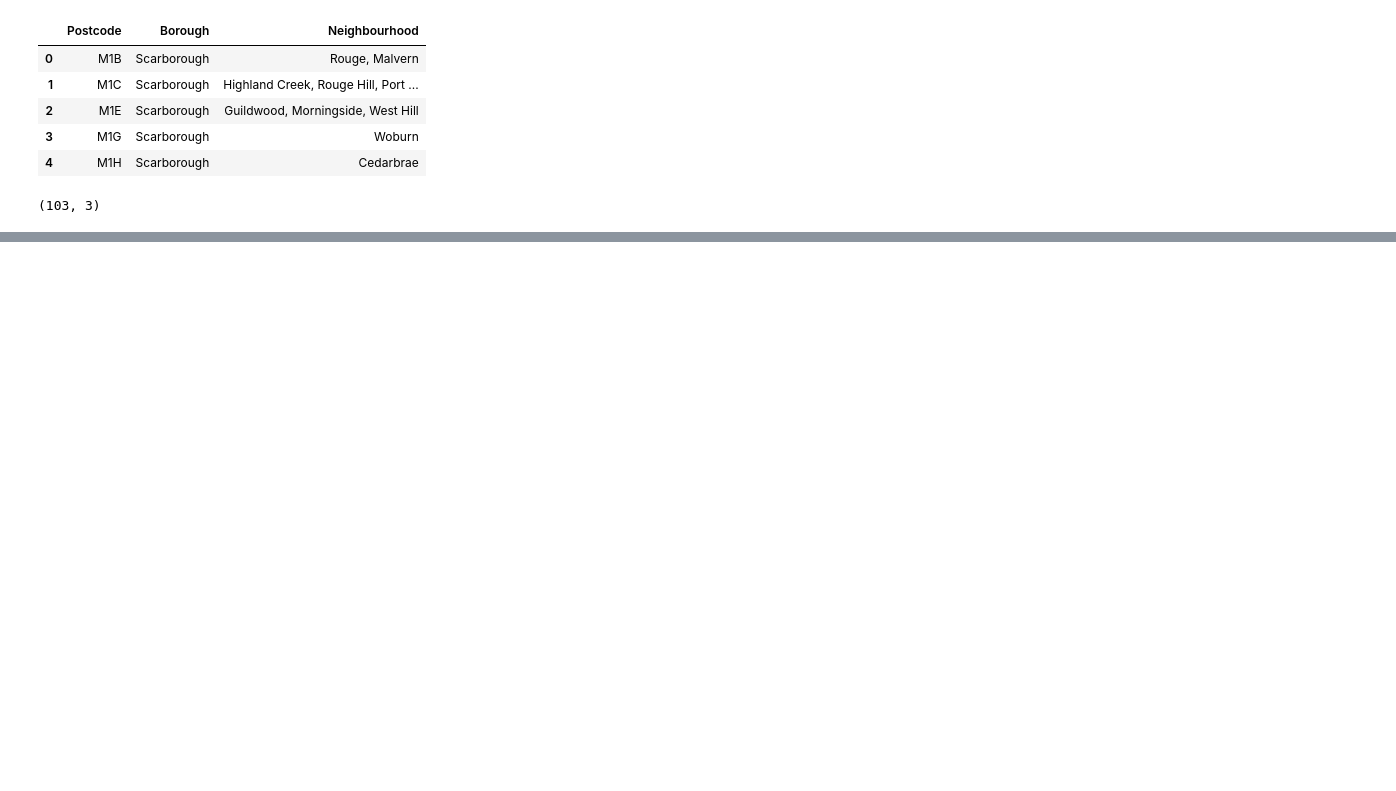
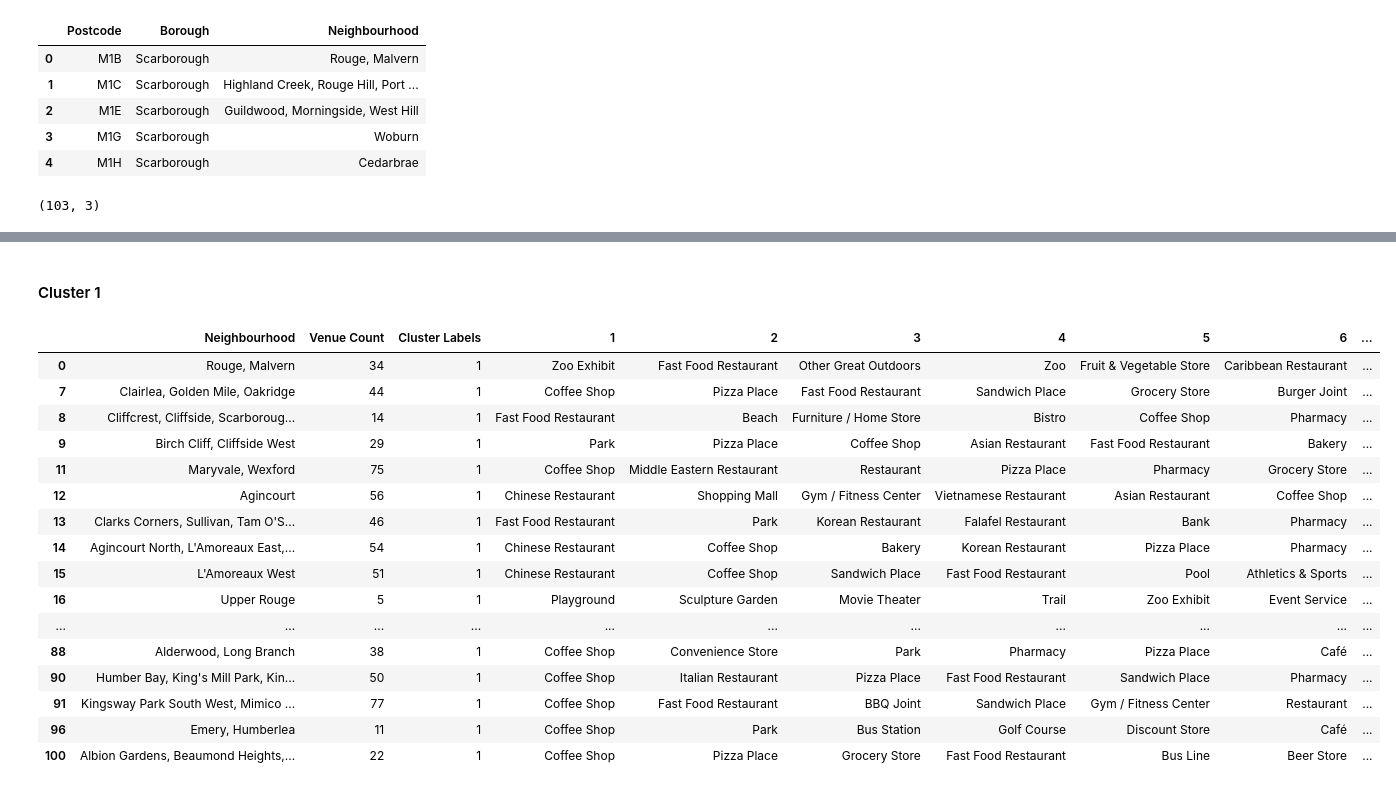
Before and after one commit to Sergio-f-Conde/Coursera_Capstone, a Jupyter notebook: Toronto_City_Data.ipynb, the cells around one changed output, grey strips where cells are left out. Drawn from its saved outputs; the diff is of its cells as text; code cells hidden in the pictures; blank space fills up the shorter version.

```diff
--- a/Toronto_City_Data.ipynb
+++ b/Toronto_City_Data.ipynb
@@ -84,0 +542,22 @@ print(toronto_data.shape)
+# %% [markdown]
+#### Cluster 1
+# %%
+toronto_data_clustered.loc[toronto_data_clustered['Cluster Labels'] == 1, toronto_data_clustered.columns[[2] + list(range(5, toronto_data_clustered.shape[1]))]]
+# %% [output]
+|  | Neighbourhood | Venue Count | Cluster Labels | 1 | 2 | 3 | 4 | 5 | 6 | ... |
+| 0 | Rouge, Malvern | 34 | 1 | Zoo Exhibit | Fast Food Restaurant | Other Great Outdoors | Zoo | Fruit & Vegetable Store | Caribbean Restaurant | ... |
+| 7 | Clairlea, Golden Mile, Oakridge | 44 | 1 | Coffee Shop | Pizza Place | Fast Food Restaurant | Sandwich Place | Grocery Store | Burger Joint | ... |
+| 8 | Cliffcrest, Cliffside, Scarboroug... | 14 | 1 | Fast Food Restaurant | Beach | Furniture / Home Store | Bistro | Coffee Shop | Pharmacy | ... |
+| 9 | Birch Cliff, Cliffside West | 29 | 1 | Park | Pizza Place | Coffee Shop | Asian Restaurant | Fast Food Restaurant | Bakery | ... |
+| 11 | Maryvale, Wexford | 75 | 1 | Coffee Shop | Middle Eastern Restaurant | Restaurant | Pizza Place | Pharmacy | Grocery Store | ... |
+| 12 | Agincourt | 56 | 1 | Chinese Restaurant | Shopping Mall | Gym / Fitness Center | Vietnamese Restaurant | Asian Restaurant | Coffee Shop | ... |
+| 13 | Clarks Corners, Sullivan, Tam O'S... | 46 | 1 | Fast Food Restaurant | Park | Korean Restaurant | Falafel Restaurant | Bank | Pharmacy | ... |
+| 14 | Agincourt North, L'Amoreaux East,... | 54 | 1 | Chinese Restaurant | Coffee Shop | Bakery | Korean Restaurant | Pizza Place | Pharmacy | ... |
+| 15 | L'Amoreaux West | 51 | 1 | Chinese Restaurant | Coffee Shop | Sandwich Place | Fast Food Restaurant | Pool | Athletics & Sports | ... |
+| 16 | Upper Rouge | 5 | 1 | Playground | Sculpture Garden | Movie Theater | Trail | Zoo Exhibit | Event Service | ... |
+| ... | ... | ... | ... | ... | ... | ... | ... | ... | ... | ... |
+| 88 | Alderwood, Long Branch | 38 | 1 | Coffee Shop | Convenience Store | Park | Pharmacy | Pizza Place | Café | ... |
+| 90 | Humber Bay, King's Mill Park, Kin... | 50 | 1 | Coffee Shop | Italian Restaurant | Pizza Place | Fast Food Restaurant | Sandwich Place | Pharmacy | ... |
+| 91 | Kingsway Park South West, Mimico ... | 77 | 1 | Coffee Shop | Fast Food Restaurant | BBQ Joint | Sandwich Place | Gym / Fitness Center | Restaurant | ... |
+| 96 | Emery, Humberlea | 11 | 1 | Coffee Shop | Park | Bus Station | Golf Course | Discount Store | Café | ... |
+| 100 | Albion Gardens, Beaumond Heights,... | 22 | 1 | Coffee Shop | Pizza Place | Grocery Store | Fast Food Restaurant | Bus Line | Beer Store | ... |
```
Also changed, not shown: parts of 52 cells of this notebook.
